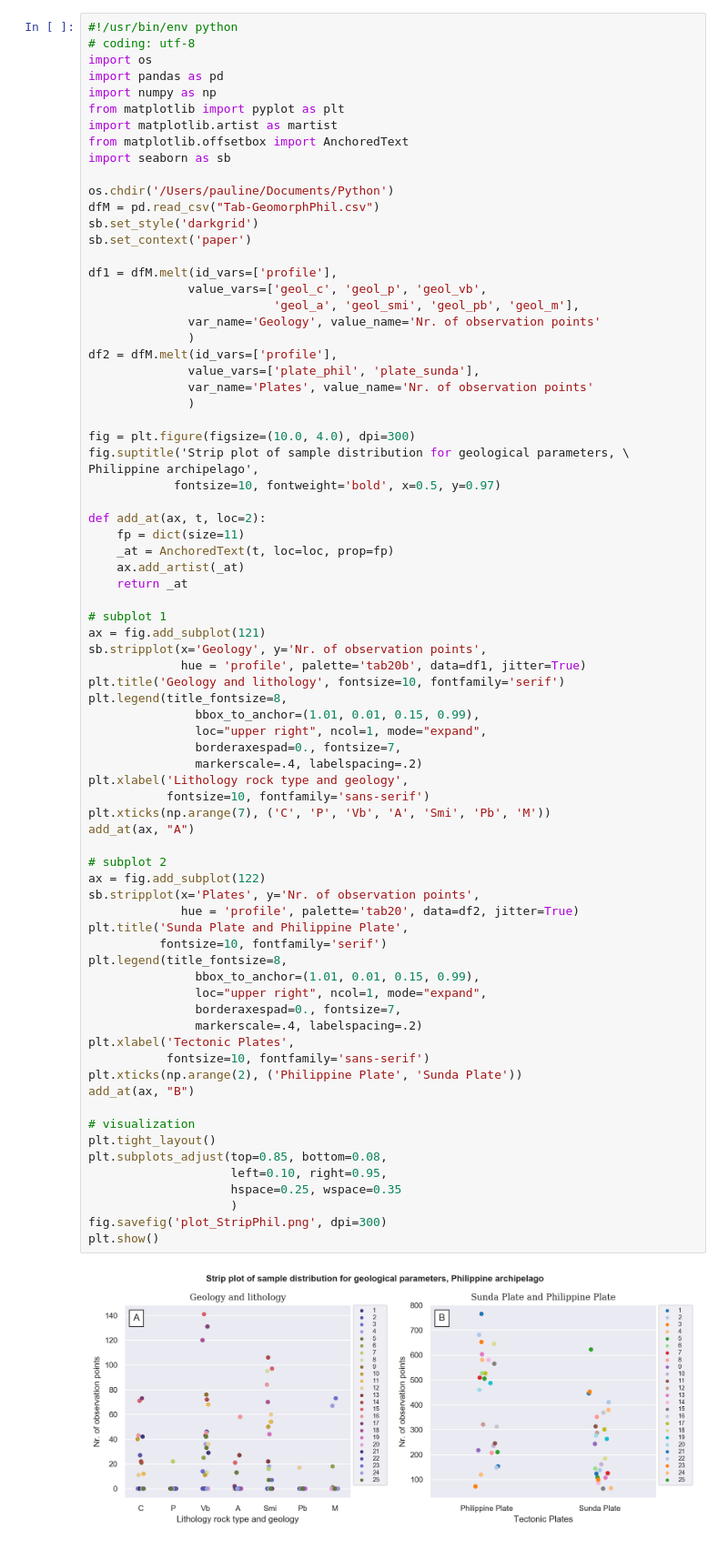
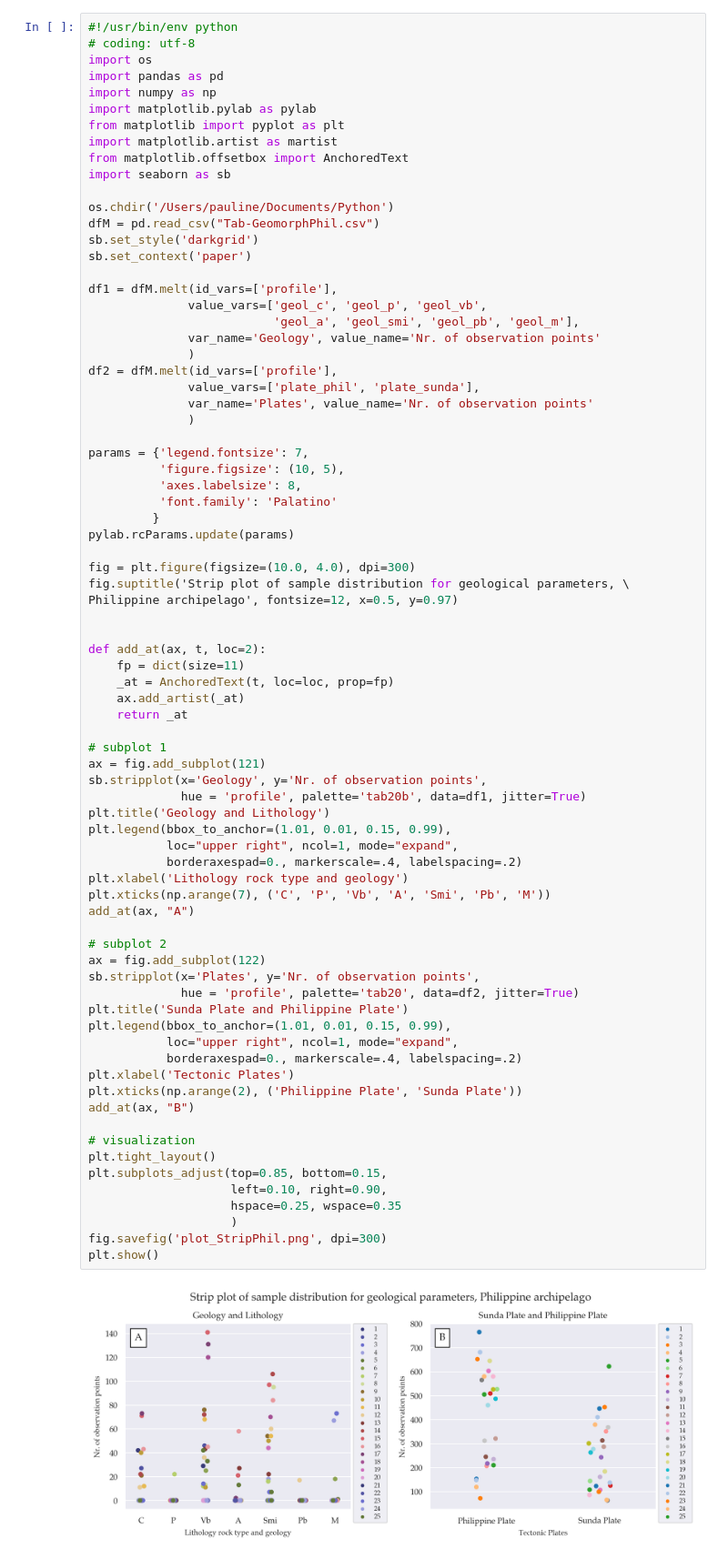
Before and after one commit to paulinelemenkova/Python-006-script-Strip-Plot, a Jupyter notebook: Script-006-Strip-SUBPLOT-Phil.ipynb, the cells around one changed output. Shown: that part at 91% size. Saved outputs shown, nothing was run; the diff lists cells and outputs as text.

```diff
--- a/Script-006-Strip-SUBPLOT-Phil.ipynb
+++ b/Script-006-Strip-SUBPLOT-Phil.ipynb
@@ -4,6 +4,7 @@
 import os
 import pandas as pd
 import numpy as np
+import matplotlib.pylab as pylab
 from matplotlib import pyplot as plt
 import matplotlib.artist as martist
 from matplotlib.offsetbox import AnchoredText
@@ -24,55 +25,55 @@ df2 = dfM.melt(id_vars=['profile'],
               var_name='Plates', value_name='Nr. of observation points'
               )
 
+params = {'legend.fontsize': 7,
+          'figure.figsize': (10, 5),
+          'axes.labelsize': 8,
+          'font.family': 'Palatino'
+         }
+pylab.rcParams.update(params)
+
 fig = plt.figure(figsize=(10.0, 4.0), dpi=300)
 fig.suptitle('Strip plot of sample distribution for geological parameters, \
-Philippine archipelago',
-            fontsize=10, fontweight='bold', x=0.5, y=0.97)
+Philippine archipelago', fontsize=12, x=0.5, y=0.97)
+
 
 def add_at(ax, t, loc=2):
     fp = dict(size=11)
     _at = AnchoredText(t, loc=loc, prop=fp)
     ax.add_artist(_at)
     return _at
 
 # subplot 1
 ax = fig.add_subplot(121)
 sb.stripplot(x='Geology', y='Nr. of observation points',
              hue = 'profile', palette='tab20b', data=df1, jitter=True)
-plt.title('Geology and lithology', fontsize=10, fontfamily='serif')
-plt.legend(title_fontsize=8,
-               bbox_to_anchor=(1.01, 0.01, 0.15, 0.99),
-               loc="upper right", ncol=1, mode="expand",
-               borderaxespad=0., fontsize=7,
-               markerscale=.4, labelspacing=.2)
-plt.xlabel('Lithology rock type and geology',
-           fontsize=10, fontfamily='sans-serif')
+plt.title('Geology and Lithology')
+plt.legend(bbox_to_anchor=(1.01, 0.01, 0.15, 0.99),
+           loc="upper right", ncol=1, mode="expand",
+           borderaxespad=0., markerscale=.4, labelspacing=.2)
+plt.xlabel('Lithology rock type and geology')
 plt.xticks(np.arange(7), ('C', 'P', 'Vb', 'A', 'Smi', 'Pb', 'M'))
 add_at(ax, "A")
 
 # subplot 2
 ax = fig.add_subplot(122)
 sb.stripplot(x='Plates', y='Nr. of observation points',
              hue = 'profile', palette='tab20', data=df2, jitter=True)
-plt.title('Sunda Plate and Philippine Plate',
-          fontsize=10, fontfamily='serif')
-plt.legend(title_fontsize=8,
-               bbox_to_anchor=(1.01, 0.01, 0.15, 0.99),
-               loc="upper right", ncol=1, mode="expand",
-               borderaxespad=0., fontsize=7,
-               markerscale=.4, labelspacing=.2)
-plt.xlabel('Tectonic Plates',
-           fontsize=10, fontfamily='sans-serif')
+plt.title('Sunda Plate and Philippine Plate')
+plt.legend(bbox_to_anchor=(1.01, 0.01, 0.15, 0.99),
+           loc="upper right", ncol=1, mode="expand",
+           borderaxespad=0., markerscale=.4, labelspacing=.2)
+plt.xlabel('Tectonic Plates')
 plt.xticks(np.arange(2), ('Philippine Plate', 'Sunda Plate'))
 add_at(ax, "B")
 
 # visualization
 plt.tight_layout()
-plt.subplots_adjust(top=0.85, bottom=0.08,
-                    left=0.10, right=0.95,
+plt.subplots_adjust(top=0.85, bottom=0.15,
+                    left=0.10, right=0.90,
                     hspace=0.25, wspace=0.35
                     )
 fig.savefig('plot_StripPhil.png', dpi=300)
 plt.show()
 # %% [output]
-[figure, old version]
+[figure, new version]
```
Also changed, not shown: 1 other file.
